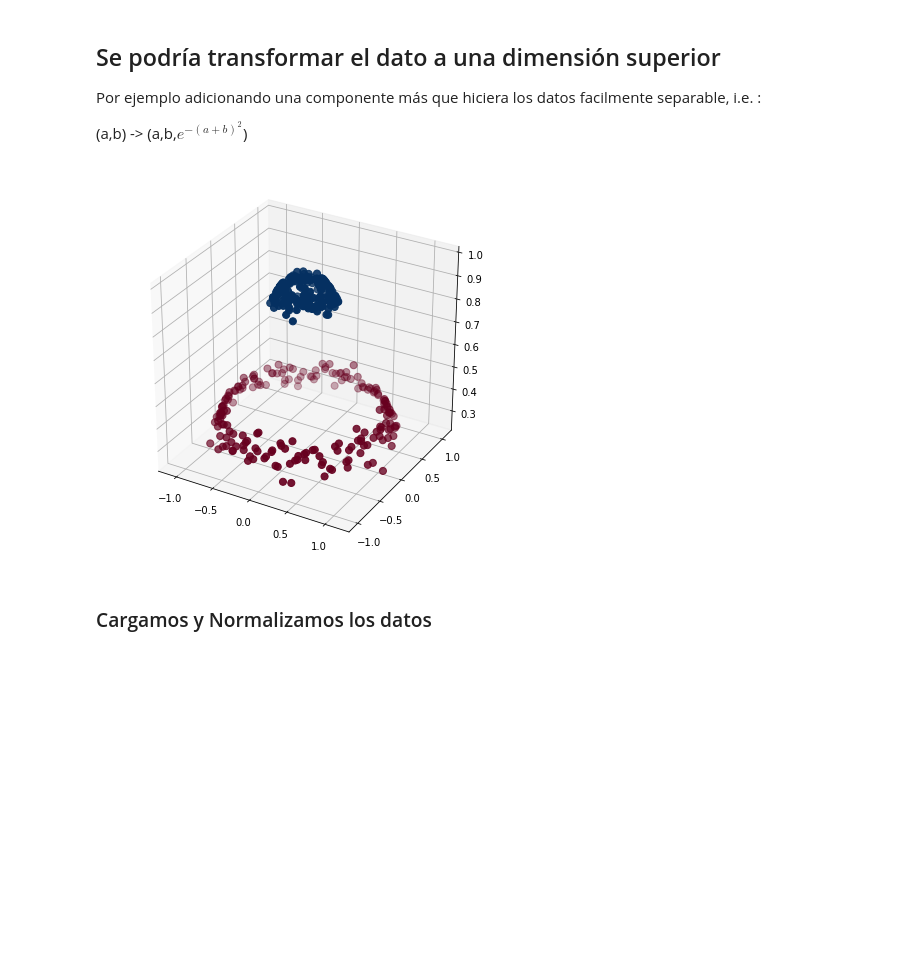
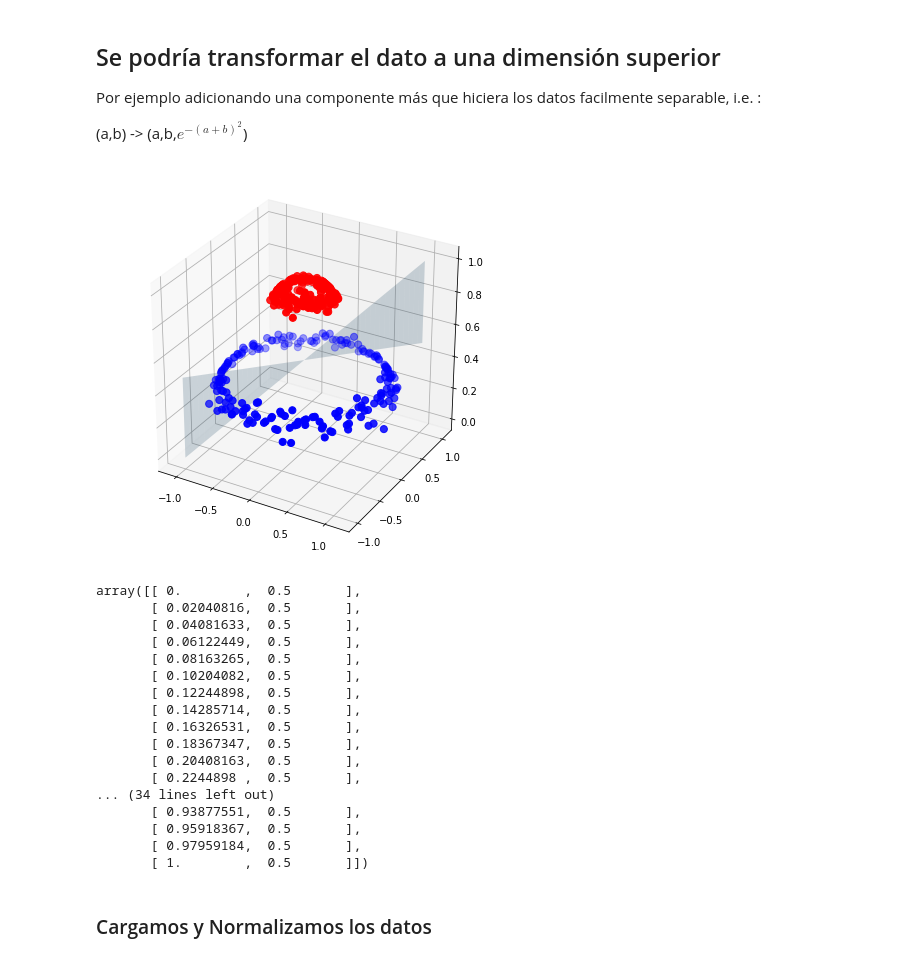
Before and after one commit to directcsd/ML-training---spanish, a Jupyter notebook: 4. Aprendizaje Supervisado - SVM.ipynb, the cells around one changed output. Saved outputs shown, nothing was run; the diff lists cells and outputs as text; code cells hidden in the pictures; blank space fills up the shorter version.

```diff
--- a/4. Aprendizaje Supervisado - SVM.ipynb
+++ b/4. Aprendizaje Supervisado - SVM.ipynb
@@ -81,10 +84,31 @@ Por ejemplo adicionando una componente más que hiciera los datos facilmente sep
 # %%
 plt.figure(figsize=(7,7))
 ax = plt.subplot(projection='3d')
-ax.scatter3D(X[:, 0], X[:, 1], np.exp(-(X ** 2).sum(1)), c=y, s=50, cmap='RdBu')
-plt.show();
+xx1 = np.reshape((np.linspace(-1, 1)), (50,1))
+zz = np.concatenate((np.reshape((np.linspace(0, 1)), (50,1)),np.ones((50,1))*0.5), axis=1)
+ax.scatter3D(Z[:, 0], Z[:, 1], Z[:,2], c=y, s=50, cmap='bwr')
+ax.plot_surface(xx1, xx1, zz, alpha=0.2)
+plt.show()
+zz
 # %% [output]
-[figure, old version]
+[figure, new version]
+array([[ 0.        ,  0.5       ],
+       [ 0.02040816,  0.5       ],
+       [ 0.04081633,  0.5       ],
+       [ 0.06122449,  0.5       ],
+       [ 0.08163265,  0.5       ],
+       [ 0.10204082,  0.5       ],
+       [ 0.12244898,  0.5       ],
+       [ 0.14285714,  0.5       ],
+       [ 0.16326531,  0.5       ],
+       [ 0.18367347,  0.5       ],
+       [ 0.20408163,  0.5       ],
+       [ 0.2244898 ,  0.5       ],
+... (34 lines left out)
+       [ 0.93877551,  0.5       ],
+       [ 0.95918367,  0.5       ],
+       [ 0.97959184,  0.5       ],
+       [ 1.        ,  0.5       ]])
 # %% [markdown]
 ### Cargamos y Normalizamos los datos
 # %%
```
Also changed, not shown: parts of 2 cells of this notebook.
